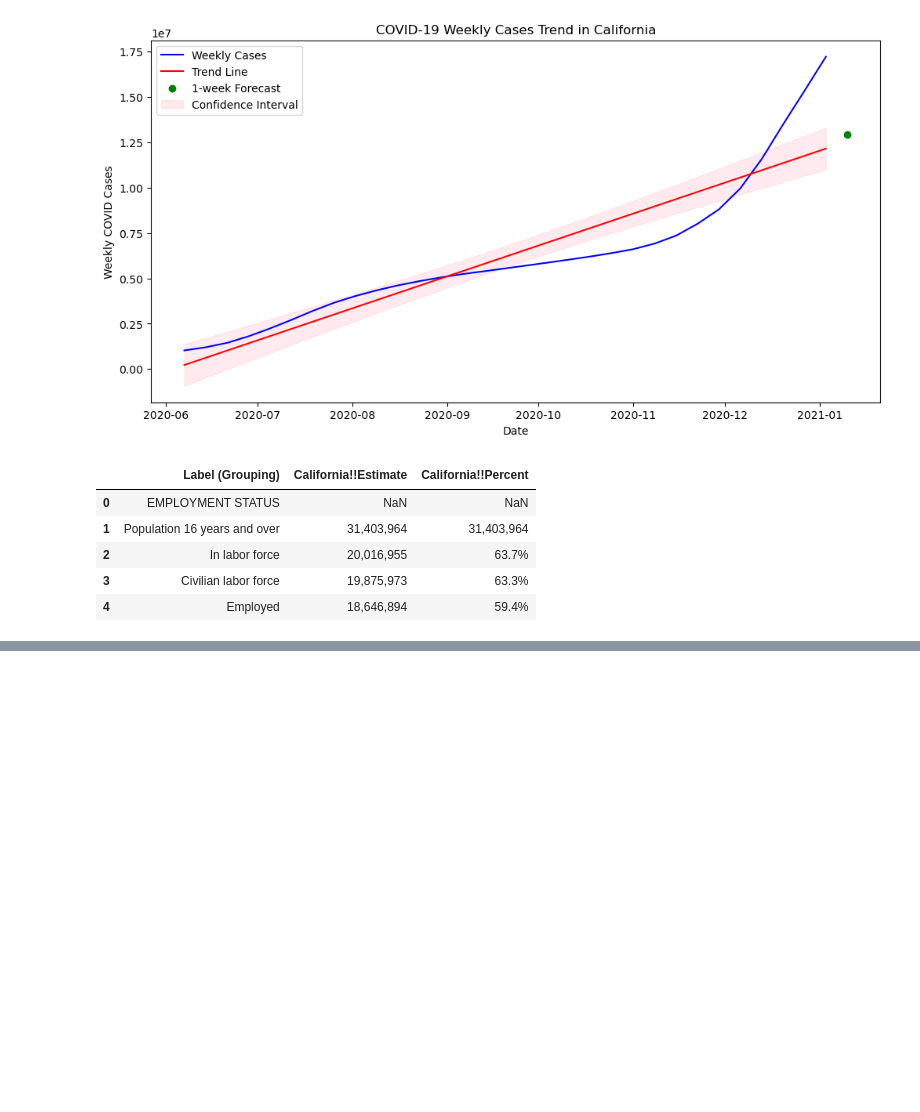
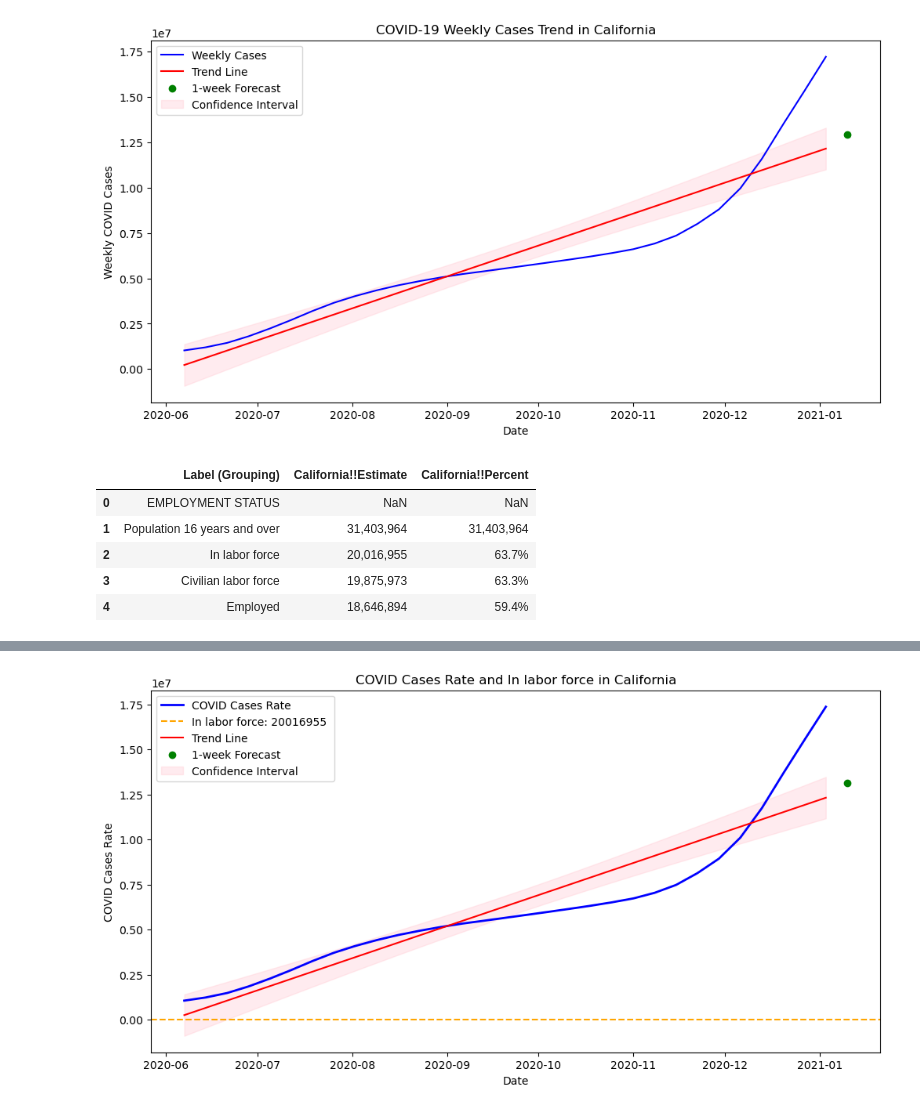
Before and after one commit to hamza890890/Group7ClassProject, a Jupyter notebook: Stage IV/Hamza Ahmed/Stage IV.ipynb, the cells around one changed output, grey strips where cells are left out. Saved outputs shown, nothing was run; the diff lists cells and outputs as text; code cells hidden in the pictures; blank space fills up the shorter version.

```diff
--- a/Stage IV/Hamza Ahmed/Stage IV.ipynb
+++ b/Stage IV/Hamza Ahmed/Stage IV.ipynb
@@ -750,0 +761,86 @@ enrichment_data.head()
+# %%
+import pandas as pd
+import numpy as np
+from scipy import stats
+import matplotlib.pyplot as plt
+import statsmodels.api as sm
+
+# Load datasets
+enrichment_data = pd.read_csv('Economy.csv')
+covid_data = pd.read_csv('US-Covid.csv')
+
+# Filter California data from COVID dataset
+ca_covid_data = covid_data[covid_data['State'] == 'CA'].copy()
+print(ca_covid_data.columns)
+
+# Clean up the enrichment data to ensure consistent formatting
+enrichment_data['Label (Grouping)'] = enrichment_data['Label (Grouping)'].str.strip()
+
+# Select enrichment variables of interest (first word capitalized)
+enrichment_vars = ['In labor force', 'Civilian labor force', 'Employed', 'With health insurance coverage']
+ca_enrichment_data = enrichment_data[enrichment_data['Label (Grouping)'].isin(enrichment_vars)].copy()
+
+# Convert values to numeric and store in a dictionary
+enrichment_values = {}
+for var in enrichment_vars:
+    if var in ca_enrichment_data['Label (Grouping)'].values:
+        value_str = ca_enrichment_data[ca_enrichment_data['Label (Grouping)'] == var]['California!!Estimate'].values[0]
+        value = int(value_str.replace(',', ''))  # Remove commas and convert to integer
+        enrichment_values[var] = value
+    else:
+        raise ValueError(f"The '{var}' label is not found in the enrichment data.")
+
+# Melt the DataFrame to long format for easier manipulation
+case_columns = ca_covid_data.columns[5:-2]  # Get only case count columns
+melted_data = ca_covid_data.melt(id_vars=['countyFIPS', 'County Name', 'State', 'StateFIPS', 'population'],
+                                   value_vars=case_columns,
+                                   var_name='date',
+                                   value_name='cases')
+
+# Extract dates from the 'date' column and convert to datetime
+melted_data['date'] = pd.to_datetime(melted_data['date'].str.extract(r'(\d{4}-\d{2}-\d{2})')[0])
+
+# Set 'date' as the index
+melted_data.set_index('date', inplace=True)
+
+# Now calculate weekly cases
+weekly_cases = melted_data.resample('W').sum()
+
+# Visualization and hypothesis testing for each enrichment variable
+for var in enrichment_vars:
+    # Calculate the COVID cases per enrichment variable
+    if var == 'Employed':
+        enrichment_value = enrichment_values[var]
+        covid_per_enrichment = weekly_cases['cases'] / enrichment_value
+        label_suffix = ' per Employed'
+    else:
+        covid_per_enrichment = weekly_cases['cases']  # Just use cases if not applicable
+        label_suffix = ''
+
+    # Visualization
+    plt.figure(figsize=(12, 6))
+    plt.plot(weekly_cases.index, covid_per_enrichment, label='COVID Cases Rate', color='blue', linewidth=2)
+    plt.axhline(y=0, color='orange', linestyle='--', label=f'{var}: {enrichment_values[var]} {label_suffix}')
+    plt.xlabel('Date')
+    plt.ylabel('COVID Cases Rate')
+    plt.title(f'COVID Cases Rate and {var} in California')
+
+    # Trend line and forecast
+    X = sm.add_constant(np.arange(len(weekly_cases)))
+    model = sm.OLS(covid_per_enrichment, X).fit()
+    trend_line = model.predict(X)
+    plt.plot(weekly_cases.index, trend_line, color='red', label='Trend Line')
+
+    # Forecast for one week ahead
+    next_index = len(weekly_cases) + 1
+    forecast_input = np.array([[1, next_index]])
+    forecast = model.predict(forecast_input)[0]
+    plt.scatter([weekly_cases.index[-1] + pd.Timedelta(weeks=1)], [forecast], color='green', label='1-week Forecast')
+
+    # Confidence intervals for the trend line
+    pred_int = model.get_prediction(X).conf_int()
+    plt.fill_between(weekly_cases.index, pred_int[:, 0], pred_int[:, 1], color='pink', alpha=0.3, label='Confidence Interval')
+
+    plt.legend()
+    plt.show()
+# %% [output]
@@ -750,0 +856 @@ enrichment_data.head()
+[figure, added]
```
Also changed, not shown: parts of 11 cells of this notebook.
